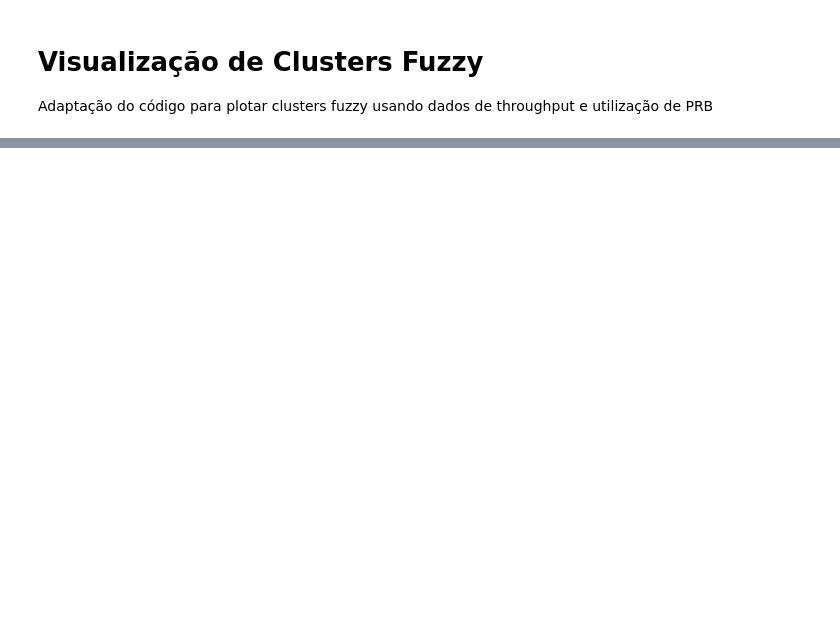
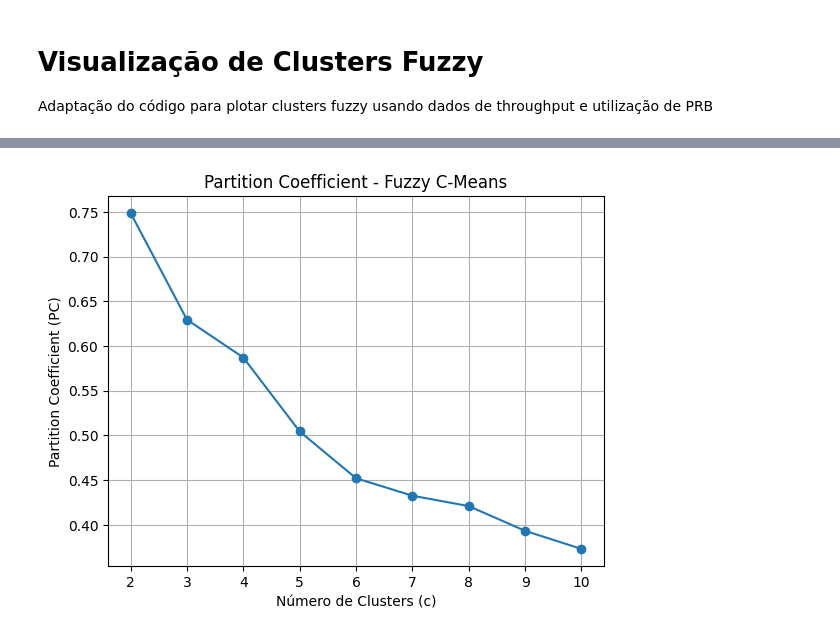
Before and after one commit to BrunoWolf03/TCC-TIM, a Jupyter notebook: analise_cluster.ipynb, the cells around one changed output, grey strips where cells are left out. Saved outputs shown, nothing was run; the diff lists cells and outputs as text; code cells hidden in the pictures; blank space fills up the shorter version.

```diff
--- a/analise_cluster.ipynb
+++ b/analise_cluster.ipynb
@@ -144,0 +128,26 @@ KeyError: 'set'
+# %%
+def partition_coefficient(u):
+    c, n = u.shape
+    return (u**2).sum() / n
+
+clusters_range = range(2, 11)
+pcs = []
+
+for c in clusters_range:
+    cntr, u, u0, d, jm, p, fpc = fuzz.cluster.cmeans(
+        X, c=c, m=2, error=0.001, maxiter=1000
+    )
+
+    pc = partition_coefficient(u)
+    pcs.append(pc)
+
+
+
+plt.plot(clusters_range, pcs, marker='o')
+plt.xlabel("Número de Clusters (c)")
+plt.ylabel("Partition Coefficient (PC)")
+plt.title("Partition Coefficient - Fuzzy C-Means")
+plt.grid(True)
+plt.show()
+# %% [output]
+[figure, added]
```
Also changed, not shown: parts of 12 cells of this notebook, 7 other files.
